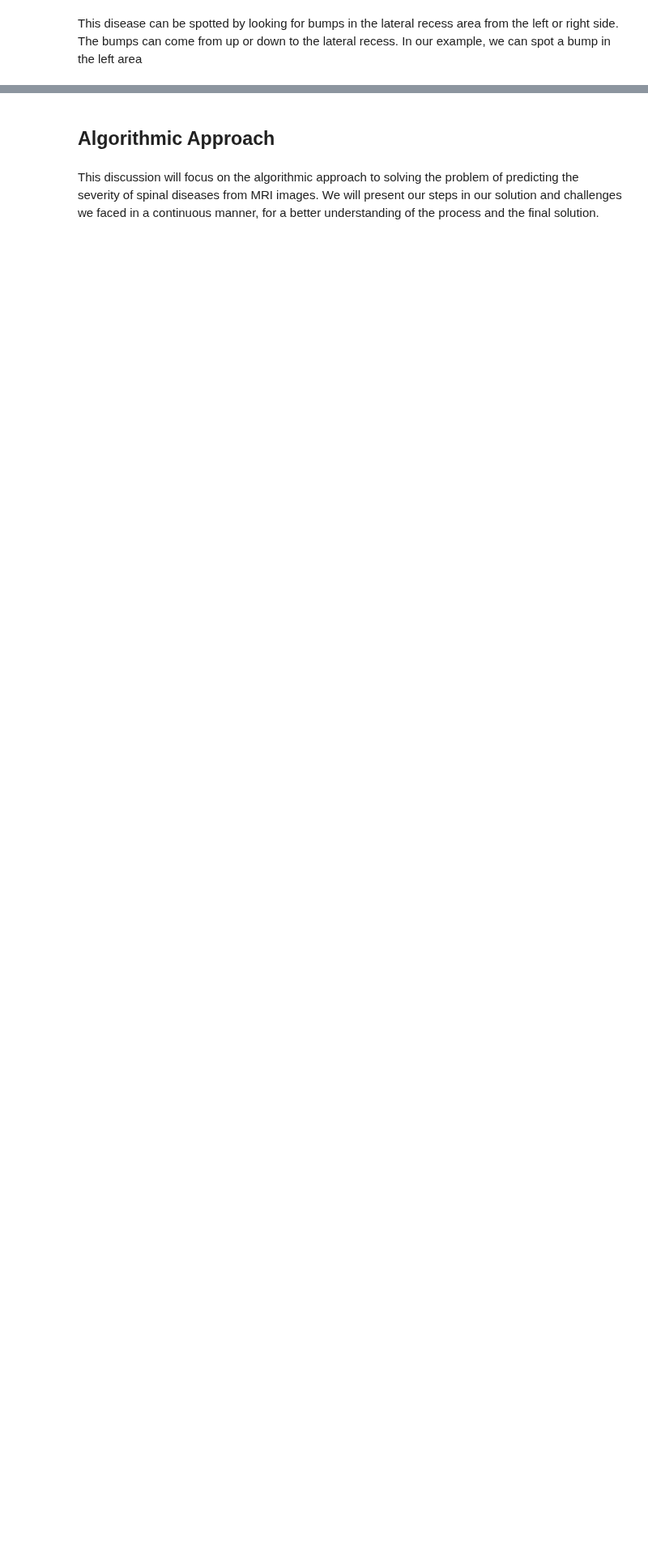
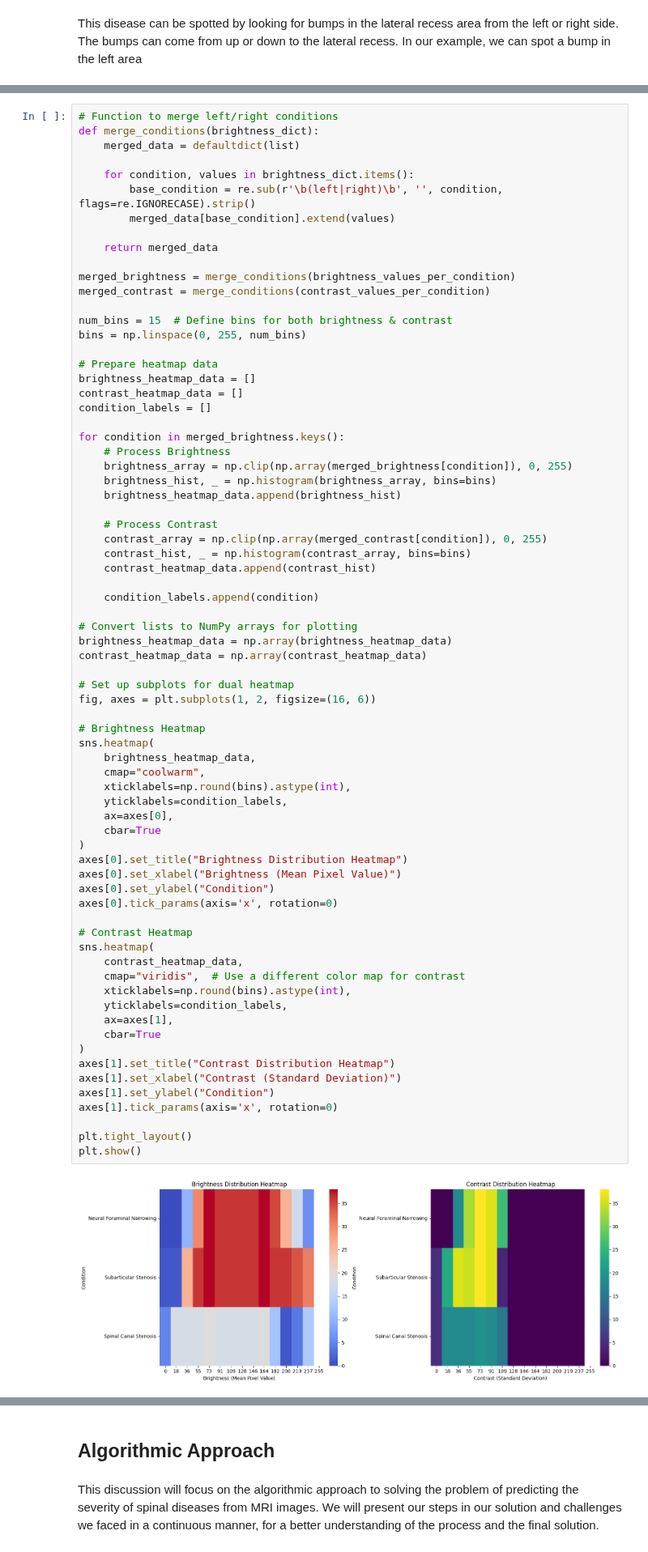
Before and after one commit to ofir-paz/Openu-DS-Workshop, a Jupyter notebook: workshop.ipynb, the cells around one changed output, grey strips where cells are left out. Shown at 81% size. Saved outputs shown, nothing was run; the diff lists cells and outputs as text; blank space fills up the shorter version.

```diff
--- a/workshop.ipynb
+++ b/workshop.ipynb
@@ -1378,0 +1453,74 @@ Processed 0 batches
+# %%
+# Function to merge left/right conditions
+def merge_conditions(brightness_dict):
+    merged_data = defaultdict(list)
+
+    for condition, values in brightness_dict.items():
+        base_condition = re.sub(r'\b(left|right)\b', '', condition, flags=re.IGNORECASE).strip()
+        merged_data[base_condition].extend(values)
+
+    return merged_data
+
+merged_brightness = merge_conditions(brightness_values_per_condition)
+merged_contrast = merge_conditions(contrast_values_per_condition)
+
+num_bins = 15  # Define bins for both brightness & contrast
+bins = np.linspace(0, 255, num_bins)
+
+# Prepare heatmap data
+brightness_heatmap_data = []
+contrast_heatmap_data = []
+condition_labels = []
+
+for condition in merged_brightness.keys():
+    # Process Brightness
+    brightness_array = np.clip(np.array(merged_brightness[condition]), 0, 255)
+    brightness_hist, _ = np.histogram(brightness_array, bins=bins)
+    brightness_heatmap_data.append(brightness_hist)
+
+    # Process Contrast
+    contrast_array = np.clip(np.array(merged_contrast[condition]), 0, 255)
+    contrast_hist, _ = np.histogram(contrast_array, bins=bins)
+    contrast_heatmap_data.append(contrast_hist)
+
+    condition_labels.append(condition)
+
+# Convert lists to NumPy arrays for plotting
+brightness_heatmap_data = np.array(brightness_heatmap_data)
+contrast_heatmap_data = np.array(contrast_heatmap_data)
+
+# Set up subplots for dual heatmap
+fig, axes = plt.subplots(1, 2, figsize=(16, 6))
+
+# Brightness Heatmap
+sns.heatmap(
+    brightness_heatmap_data,
+    cmap="coolwarm",
+    xticklabels=np.round(bins).astype(int),
+    yticklabels=condition_labels,
+    ax=axes[0],
+    cbar=True
+)
+axes[0].set_title("Brightness Distribution Heatmap")
+axes[0].set_xlabel("Brightness (Mean Pixel Value)")
+axes[0].set_ylabel("Condition")
+axes[0].tick_params(axis='x', rotation=0)
+
+# Contrast Heatmap
+sns.heatmap(
+    contrast_heatmap_data,
+    cmap="viridis",  # Use a different color map for contrast
+    xticklabels=np.round(bins).astype(int),
+    yticklabels=condition_labels,
+    ax=axes[1],
+    cbar=True
+)
+axes[1].set_title("Contrast Distribution Heatmap")
+axes[1].set_xlabel("Contrast (Standard Deviation)")
+axes[1].set_ylabel("Condition")
+axes[1].tick_params(axis='x', rotation=0)
+
+plt.tight_layout()
+plt.show()
+# %% [output]
+[figure, added]
```
Also changed, not shown: parts of 18 cells of this notebook, 2 other files.
